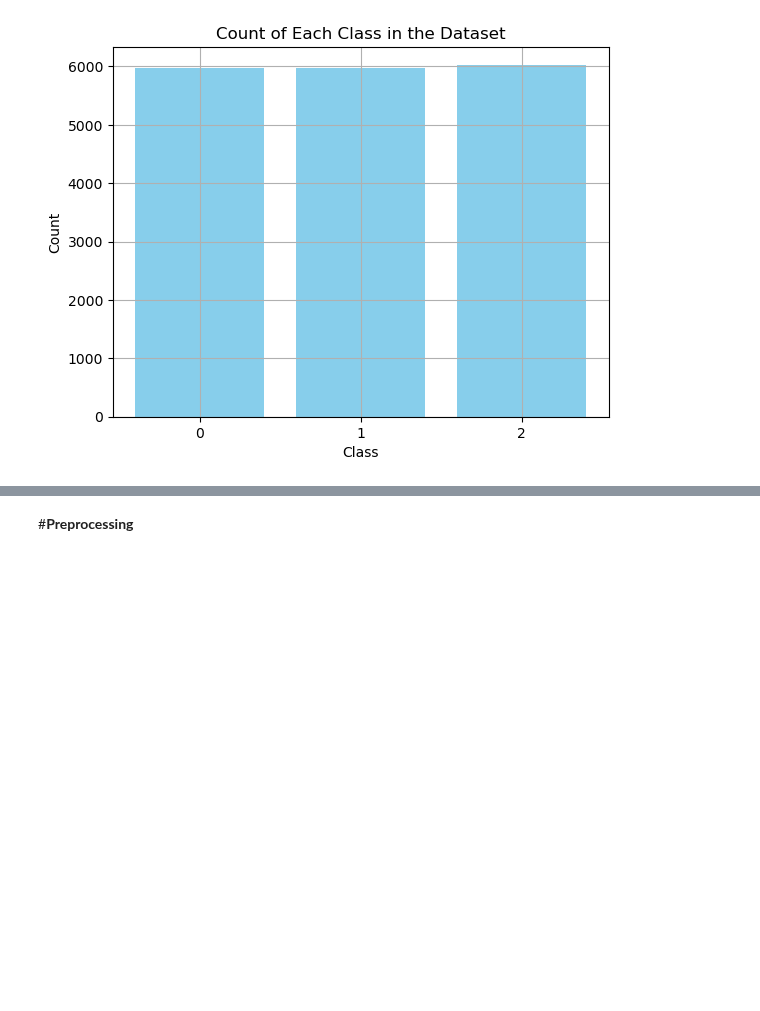
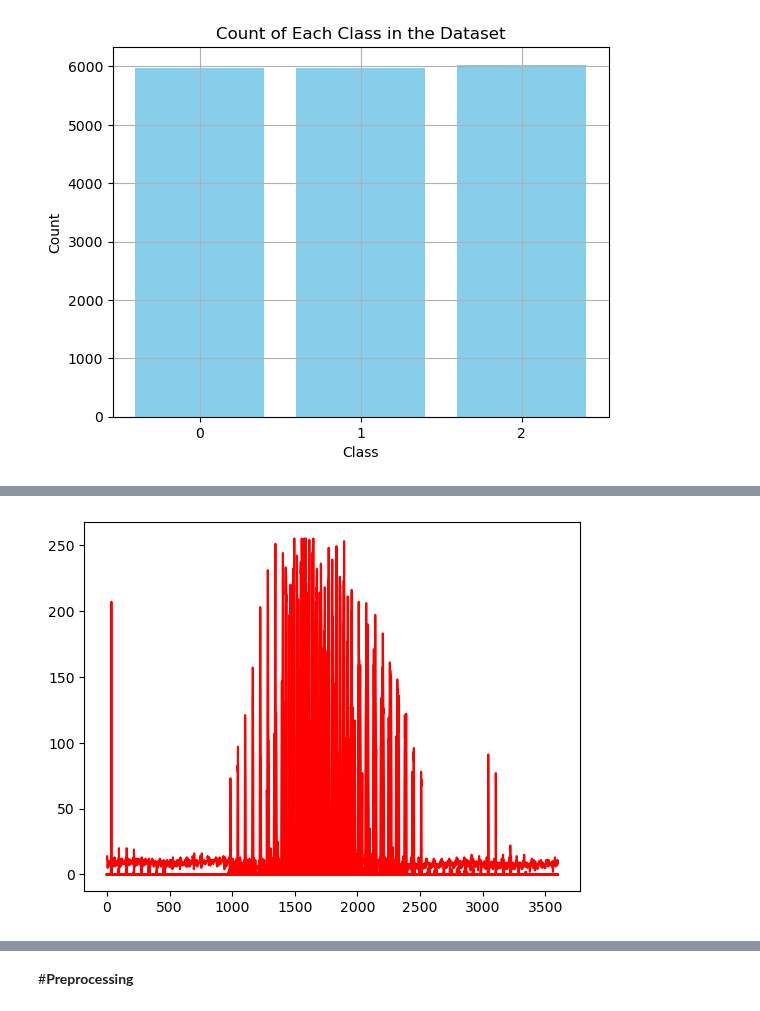
Before and after one commit to FaridRash/DATA-MINING-MACHINE-LEARNING-semester-2-, a Jupyter notebook: The Final Project/Notebooks/Farid/Farid_CNN_linux.ipynb, the cells around one changed output, grey strips where cells are left out. Cells and saved outputs as stored; diff of their text form; code cells hidden in the pictures; blank space fills up the shorter version.

```diff
--- a/The Final Project/Notebooks/Farid/Farid_CNN_linux.ipynb
+++ b/The Final Project/Notebooks/Farid/Farid_CNN_linux.ipynb
@@ -304,0 +348,7 @@ plt.show()
+# %%
+for i in range(10):
+    plt.plot(class_2_flatten[i], color='red')
+
+plt.show();
+# %% [output]
+[figure, added]
```
Also changed, not shown: parts of 17 cells of this notebook.
